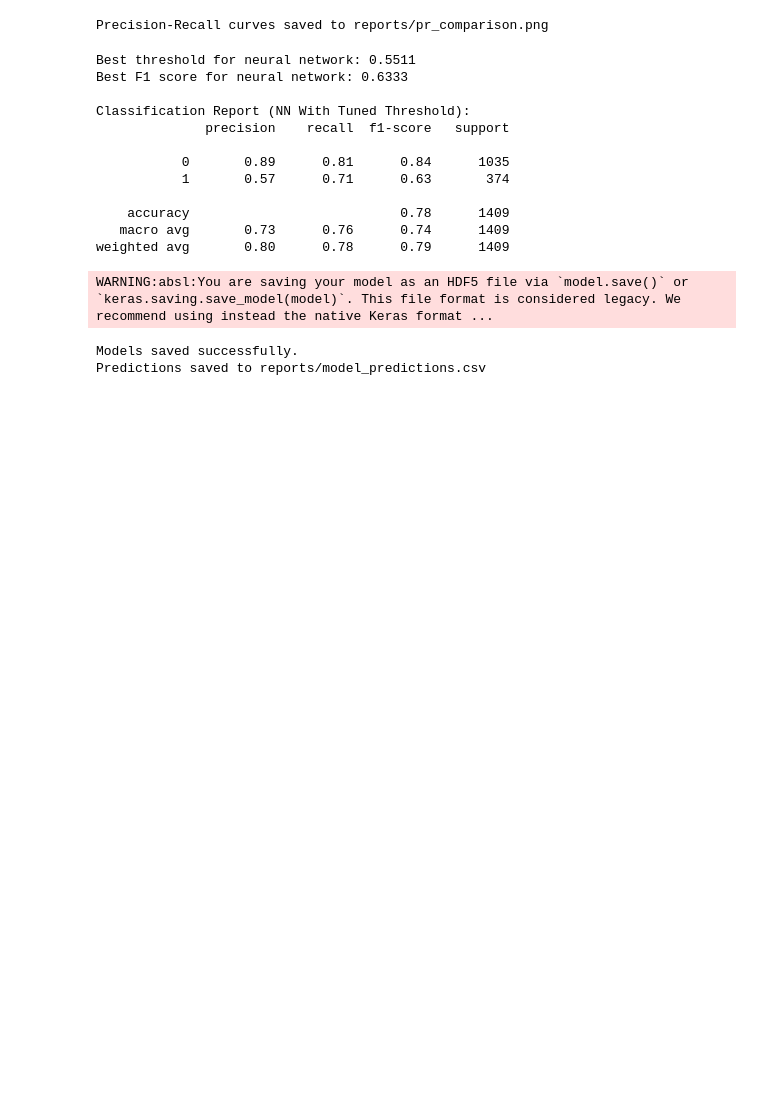
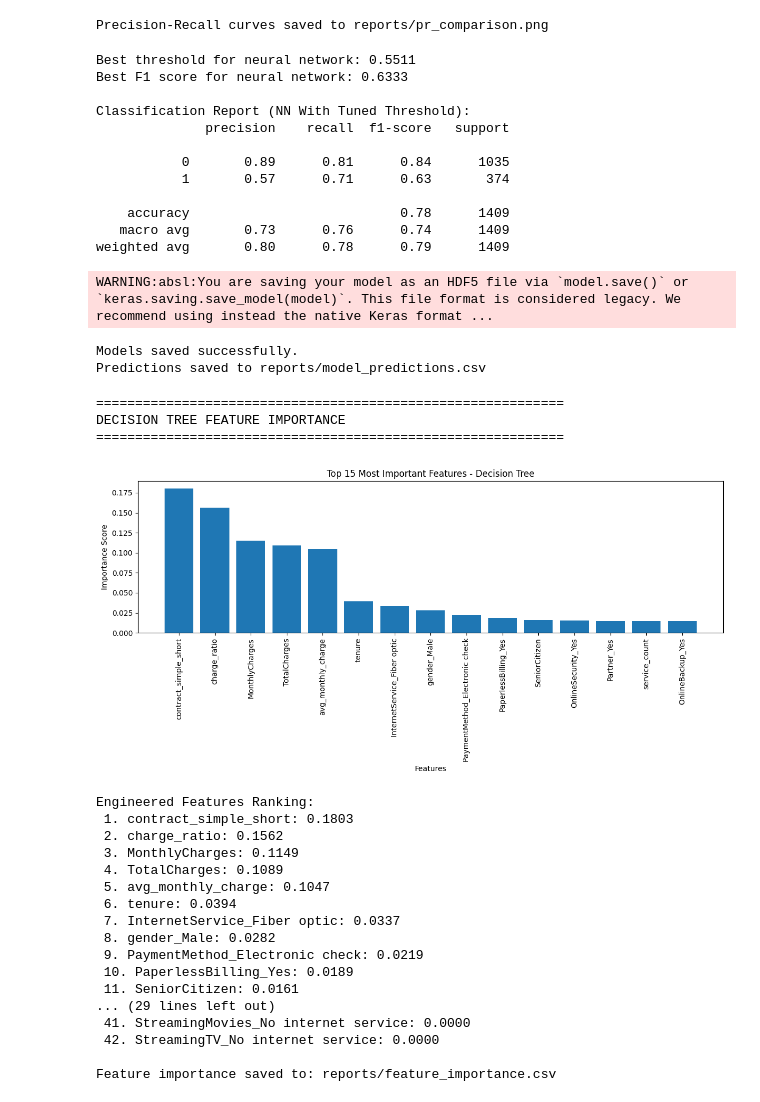
Before and after one commit to sanuli21/telco-churn-project, a Jupyter notebook: churn_prediction.ipynb, the cells around one changed output. Saved outputs shown, nothing was run; the diff lists cells and outputs as text; code cells hidden in the pictures; blank space fills up the shorter version.

Commit message:
Added feature importance analysis for decision tree

```diff
--- a/churn_prediction.ipynb
+++ b/churn_prediction.ipynb
@@ -877,3 +877,67 @@ print("Predictions saved to reports/model_predictions.csv")
 WARNING:absl:You are saving your model as an HDF5 file via `model.save()` or `keras.saving.save_model(model)`. This file format is considered legacy. We recommend using instead the native Keras format ...
 Models saved successfully.
 Predictions saved to reports/model_predictions.csv
+# %%
+# Feature Importance for decision tree
+print("\n" + "="*60)
+print("DECISION TREE FEATURE IMPORTANCE")
+print("=" * 60)
+
+import matplotlib.pyplot as plt
+import numpy as np
+import pandas as pd
+
+importances = dt_best.feature_importances_
+indices = np.argsort(importances)[::-1]
+
+#display top 15 features
+top_n = 15
+plt.figure(figsize=(12, 6))
+plt.bar(range(top_n), importances[indices][:top_n])
+plt.xticks(range(top_n), [df_encoded.columns[i] for i in indices[:top_n]], rotation=90)
+plt.title(f"Top {top_n} Most Important Features - Decision Tree")
+plt.xlabel("Features")
+plt.ylabel("Importance Score")
+plt.tight_layout()
+plt.savefig('reports/dt_feature_importance.png', dpi=300, bbox_inches='tight')
+plt.show()
+
+#print top features
+print("\nEngineered Features Ranking:")
+engineered_features = ['tenure_group', 'charge_ratio', 'avg_monthly_charge','service_count', 'is_new_customer', 'is_high_spender', 'contract_simple']
+
+for i, idx in enumerate(indices):
+  feat = df_encoded.columns[idx]
+  for eng_feat in feat:
+    if eng_feat in feat:
+      print(f" {i+1}. {feat}: {importances[idx]:.4f}")
+      break
+
+feature_importances_df = pd.DataFrame({
+    'feature': df_encoded.columns[indices],
+    'importance': importances[indices]
+})
+feature_importances_df.to_csv('reportsfeature_importance.csv', index=False)
+print("\nFeature importance saved to: reports/feature_importance.csv")
+# %% [output]
+============================================================
+DECISION TREE FEATURE IMPORTANCE
+============================================================
+[figure, added]
+Engineered Features Ranking:
+ 1. contract_simple_short: 0.1803
+ 2. charge_ratio: 0.1562
+ 3. MonthlyCharges: 0.1149
+ 4. TotalCharges: 0.1089
+ 5. avg_monthly_charge: 0.1047
+ 6. tenure: 0.0394
+ 7. InternetService_Fiber optic: 0.0337
+ 8. gender_Male: 0.0282
+ 9. PaymentMethod_Electronic check: 0.0219
+ 10. PaperlessBilling_Yes: 0.0189
+ 11. SeniorCitizen: 0.0161
+... (29 lines left out)
+ 41. StreamingMovies_No internet service: 0.0000
+ 42. StreamingTV_No internet service: 0.0000
+
+Feature importance saved to: reports/feature_importance.csv
```
